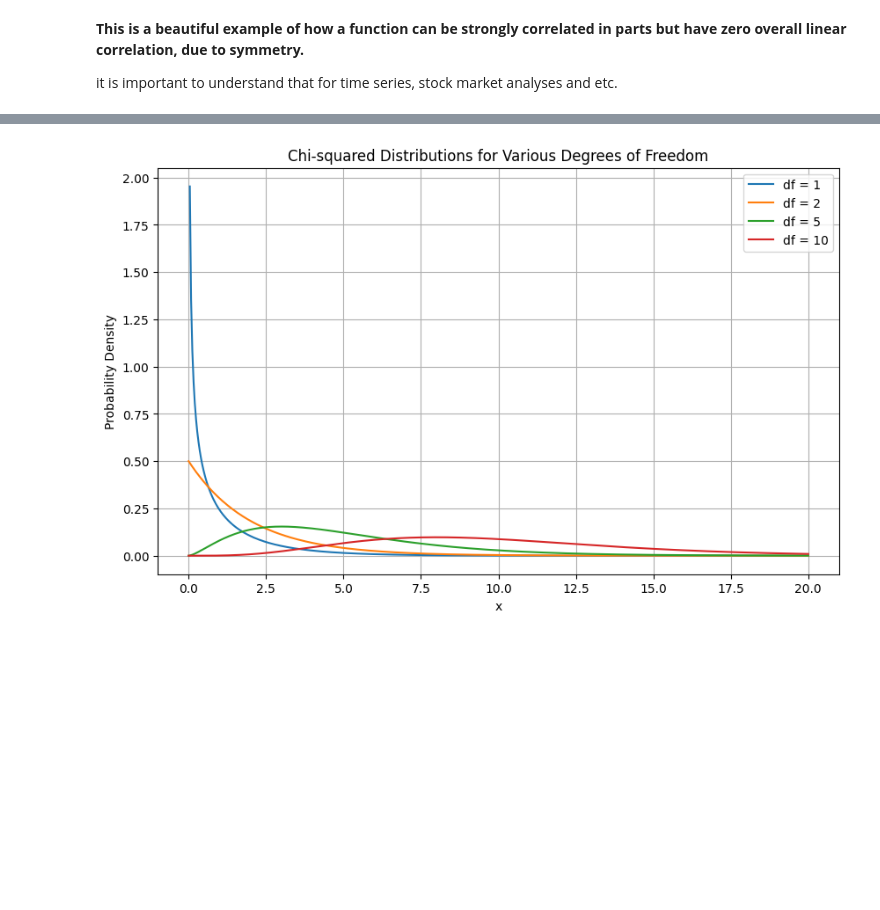
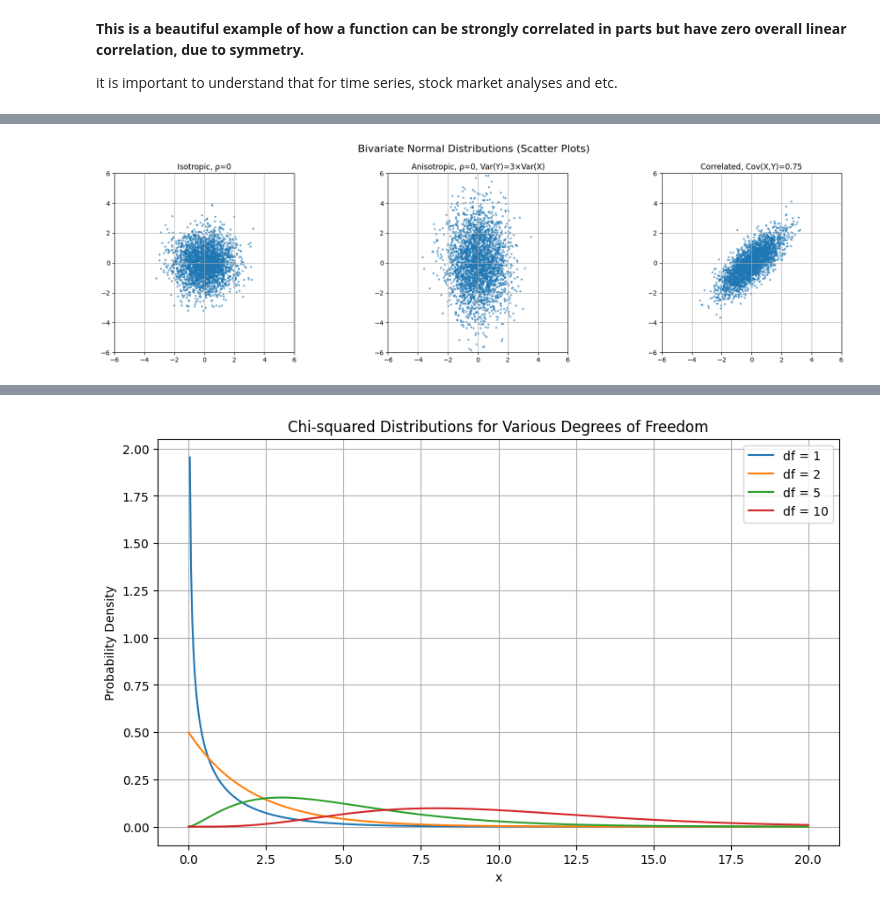
Before and after one commit to leandroohf/statistics, a Jupyter notebook: statistics_probability_cheat_sheet.ipynb, the cells around one changed output, grey strips where cells are left out. Saved outputs shown, nothing was run; the diff lists cells and outputs as text; code cells hidden in the pictures; blank space fills up the shorter version.

```diff
--- a/statistics_probability_cheat_sheet.ipynb
+++ b/statistics_probability_cheat_sheet.ipynb
@@ -644,0 +652,40 @@ $$
+# %%
+import numpy as np
+import matplotlib.pyplot as plt
+
+# Setup
+np.random.seed(42)
+n = 3000
+mean = [0, 0]
+
+# NOTE: same mean and variance, no correlation (Isotropic)
+cov1 = [[1, 0], [0, 1]]
+
+# NOTE: Y has 3x variance, no correlation (Anisotropic)
+cov2 = [[1, 0], [0, 3]]
+
+# NOTE: Correlated (covariance = 0.75), same mean and variance
+cov3 = [[1, 0.75], [0.75, 1]]
+
+cases = [
+    (cov1, 'Isotropic, ρ=0'),
+    (cov2, 'Anisotropic, ρ=0, Var(Y)=3×Var(X)'),
+    (cov3, 'Correlated, Cov(X,Y)=0.75')
+]
+
+fig, axs = plt.subplots(1, 3, figsize=(18, 5))
+
+for ax, (cov, title) in zip(axs, cases):
+    samples = np.random.multivariate_normal(mean, cov, size=n)
+    ax.scatter(samples[:, 0], samples[:, 1], s=5, alpha=0.5)
+    ax.set_title(title)
+    ax.set_xlim(-6, 6)
+    ax.set_ylim(-6, 6)
+    ax.set_aspect('equal')
+    ax.grid(True)
+
+fig.suptitle('Bivariate Normal Distributions (Scatter Plots)', fontsize=16)
+plt.tight_layout()
+plt.show()
+# %% [output]
+[figure, added]
```
Also changed, not shown: parts of 5 cells of this notebook, 1 other file.
